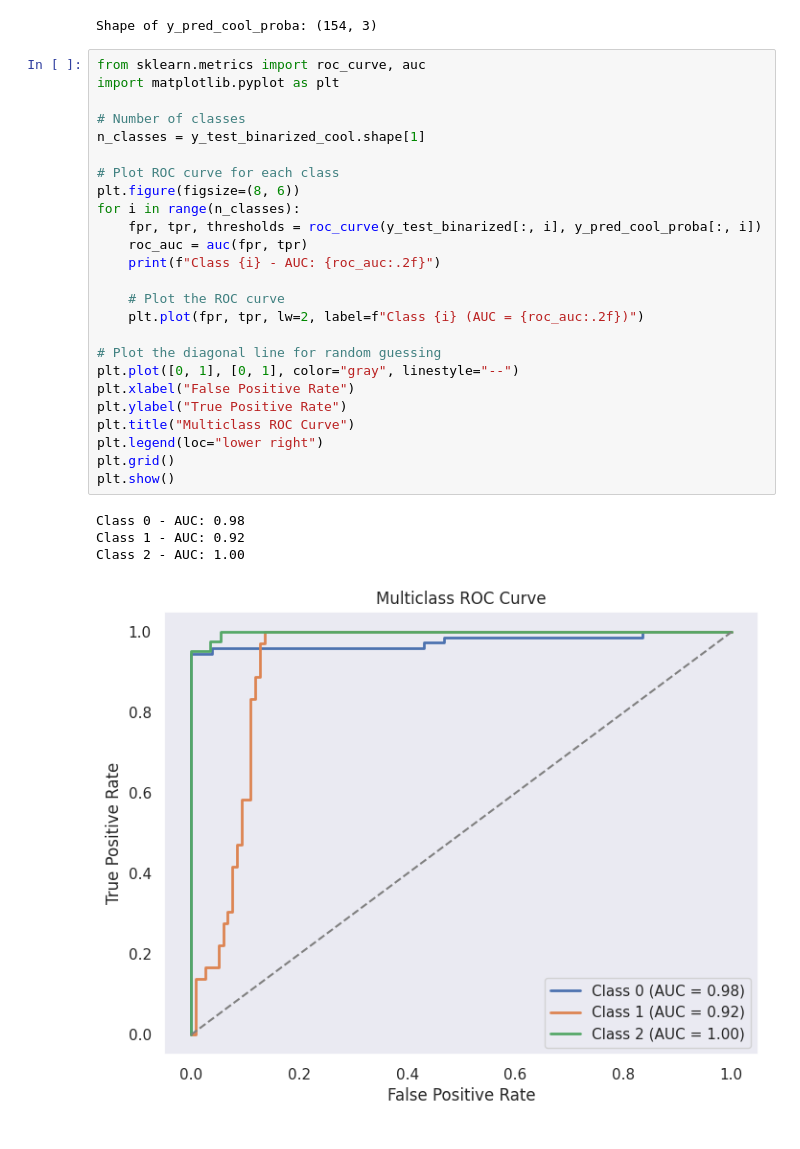
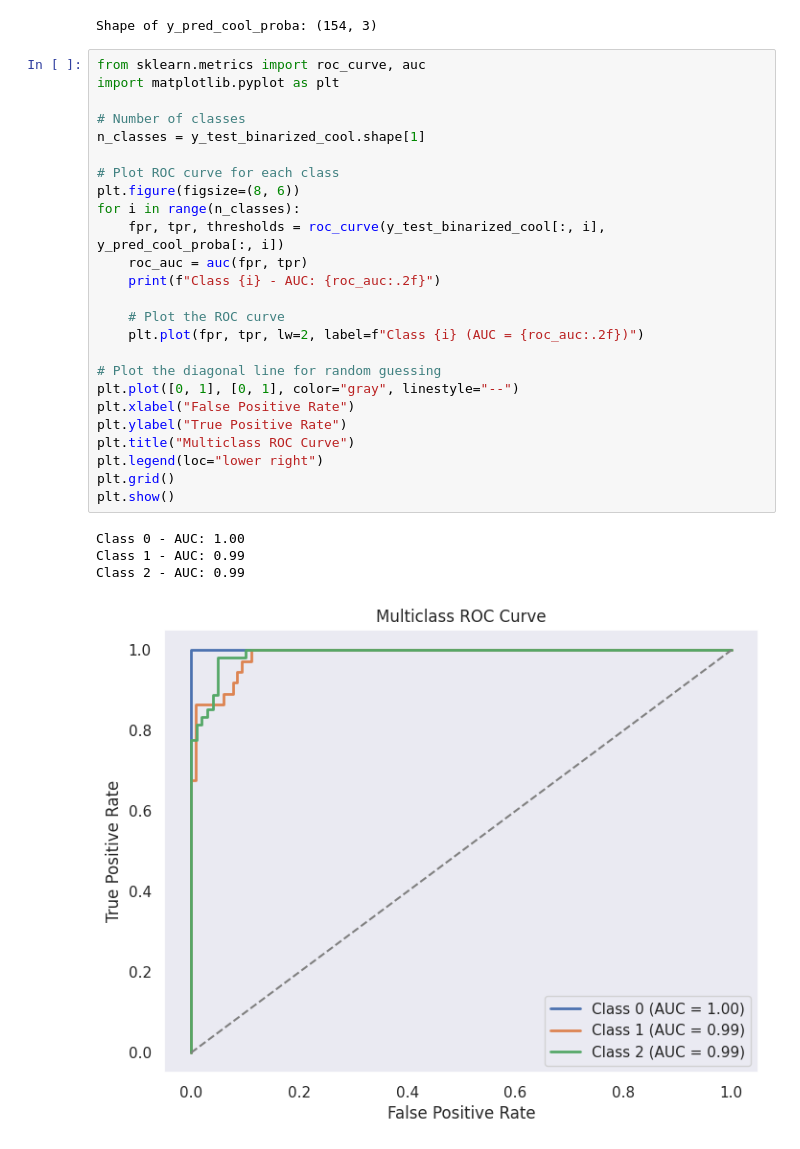
Before and after one commit to ameygawade/DataScience-Kaggle-Energy-efficiency-classification, a Jupyter notebook: multi-ouput-classification-energy-efficiency.ipynb, the cells around one changed output. Saved outputs shown, nothing was run; the diff lists cells and outputs as text.

```diff
--- a/multi-ouput-classification-energy-efficiency.ipynb
+++ b/multi-ouput-classification-energy-efficiency.ipynb
@@ -1602,30 +1603,30 @@ Shape of y_pred_cool_proba: (154, 3)
 # %%
 from sklearn.metrics import roc_curve, auc
 import matplotlib.pyplot as plt
 
 # Number of classes
 n_classes = y_test_binarized_cool.shape[1]
 
 # Plot ROC curve for each class
 plt.figure(figsize=(8, 6))
 for i in range(n_classes):
-    fpr, tpr, thresholds = roc_curve(y_test_binarized[:, i], y_pred_cool_proba[:, i])
+    fpr, tpr, thresholds = roc_curve(y_test_binarized_cool[:, i], y_pred_cool_proba[:, i])
     roc_auc = auc(fpr, tpr)
     print(f"Class {i} - AUC: {roc_auc:.2f}")
 
     # Plot the ROC curve
     plt.plot(fpr, tpr, lw=2, label=f"Class {i} (AUC = {roc_auc:.2f})")
 
 # Plot the diagonal line for random guessing
 plt.plot([0, 1], [0, 1], color="gray", linestyle="--")
 plt.xlabel("False Positive Rate")
 plt.ylabel("True Positive Rate")
 plt.title("Multiclass ROC Curve")
 plt.legend(loc="lower right")
 plt.grid()
 plt.show()
 # %% [output]
-Class 0 - AUC: 0.98
-Class 1 - AUC: 0.92
-Class 2 - AUC: 1.00
+Class 0 - AUC: 1.00
+Class 1 - AUC: 0.99
+Class 2 - AUC: 0.99
-[figure, old version]
+[figure, new version]
```
Also changed, not shown: parts of 4 cells of this notebook.
